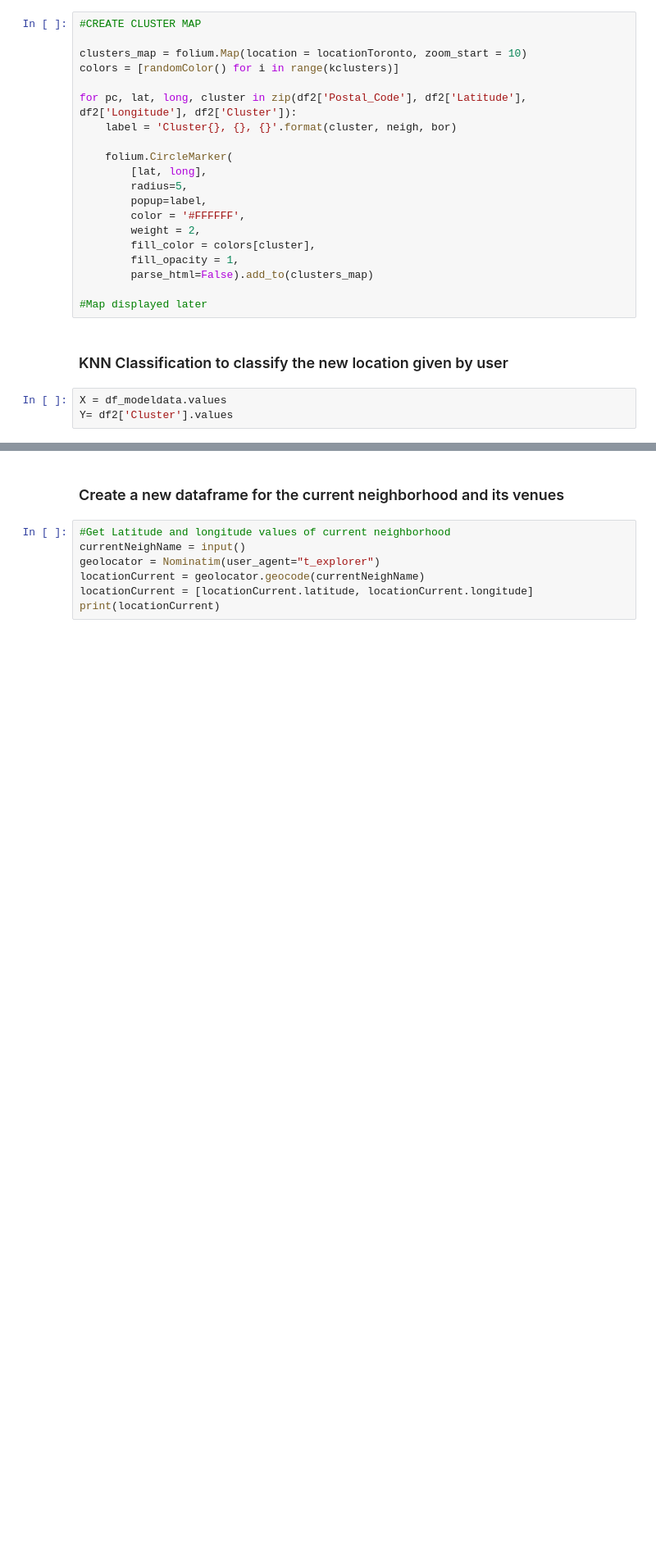
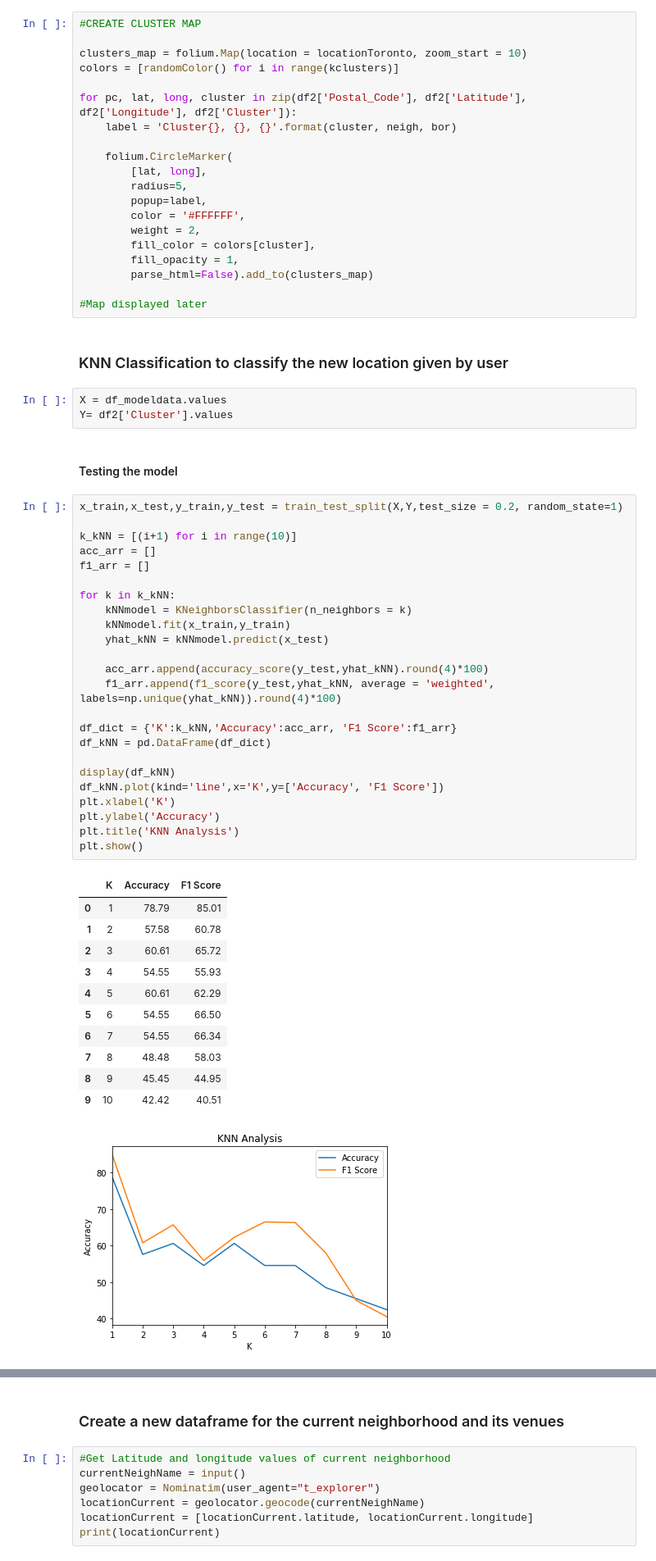
Before and after one commit to anuraggupta29/Coursera_Capstone, a Jupyter notebook: The Perfect Neighborhood - Project.ipynb, the cells around one changed output, grey strips where cells are left out. Shown at 82% size. Cells and saved outputs as stored; diff of their text form; blank space fills up the shorter version.

```diff
--- a/The Perfect Neighborhood - Project.ipynb
+++ b/The Perfect Neighborhood - Project.ipynb
@@ -360,3 +361,42 @@ for pc, lat, long, cluster in zip(df2['Postal_Code'], df2['Latitude'], df2['Long
 # %%
 X = df_modeldata.values
 Y= df2['Cluster'].values
+# %% [markdown]
+<h4>Testing the model</h4>
+# %%
+x_train,x_test,y_train,y_test = train_test_split(X,Y,test_size = 0.2, random_state=1)
+
+k_kNN = [(i+1) for i in range(10)]
+acc_arr = []
+f1_arr = []
+
+for k in k_kNN:
+    kNNmodel = KNeighborsClassifier(n_neighbors = k)
+    kNNmodel.fit(x_train,y_train)
+    yhat_kNN = kNNmodel.predict(x_test)
+
+    acc_arr.append(accuracy_score(y_test,yhat_kNN).round(4)*100)
+    f1_arr.append(f1_score(y_test,yhat_kNN, average = 'weighted', labels=np.unique(yhat_kNN)).round(4)*100)
+
+df_dict = {'K':k_kNN,'Accuracy':acc_arr, 'F1 Score':f1_arr}
+df_kNN = pd.DataFrame(df_dict)
+
+display(df_kNN)
+df_kNN.plot(kind='line',x='K',y=['Accuracy', 'F1 Score'])
+plt.xlabel('K')
+plt.ylabel('Accuracy')
+plt.title('KNN Analysis')
+plt.show()
+# %% [output]
+|  | K | Accuracy | F1 Score |
+| 0 | 1 | 78.79 | 85.01 |
+| 1 | 2 | 57.58 | 60.78 |
+| 2 | 3 | 60.61 | 65.72 |
+| 3 | 4 | 54.55 | 55.93 |
+| 4 | 5 | 60.61 | 62.29 |
+| 5 | 6 | 54.55 | 66.50 |
+| 6 | 7 | 54.55 | 66.34 |
+| 7 | 8 | 48.48 | 58.03 |
+| 8 | 9 | 45.45 | 44.95 |
+| 9 | 10 | 42.42 | 40.51 |
+[figure, added]
```
Also changed, not shown: parts of 4 cells of this notebook.
